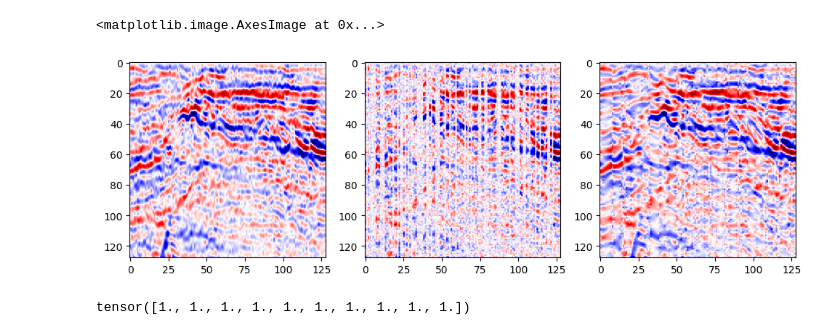
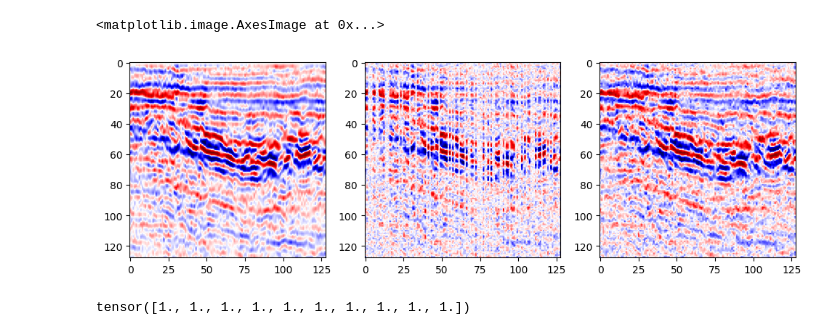
Before and after one commit to tungnthust/SeismicRDPS, a Jupyter notebook: sample.ipynb, the cells around one changed output. Drawn from its saved outputs; the diff is of its cells as text; code cells hidden in the pictures.

```diff
--- a/sample.ipynb
+++ b/sample.ipynb
@@ -16,19 +25,19 @@ Mask accuracy:  tensor(0.9976, device='cuda:0')
 import numpy as np
 import matplotlib.pyplot as plt
 # %%
-data = np.load('samples/copaint_mask:0.4_noise:0.1_0_1/sample0.npz')
+data = np.load('samples/gdp_mask:0.4_noise:0.1_0_1/sample1.npz')
 plt.figure(figsize=(16,64))
 plt.subplot(1,4,1)
 plt.imshow(data['original'], plt.cm.seismic)
 plt.subplot(1,4,2)
 plt.imshow(data['masked_image'], plt.cm.seismic)
 plt.subplot(1,4,3)
 plt.imshow(data['diffusion_sample'], plt.cm.seismic)
 # plt.subplot(1,4,4)
 # plt.imshow(data['swin_sample'], plt.cm.seismic)
 # %% [output]
 <matplotlib.image.AxesImage at 0x...>
-[figure, old version]
+[figure, new version]
 # %%
 data['masked_image'] -
 # %%
```
Also changed, not shown: parts of 1 cell of this notebook, 5 other files.
